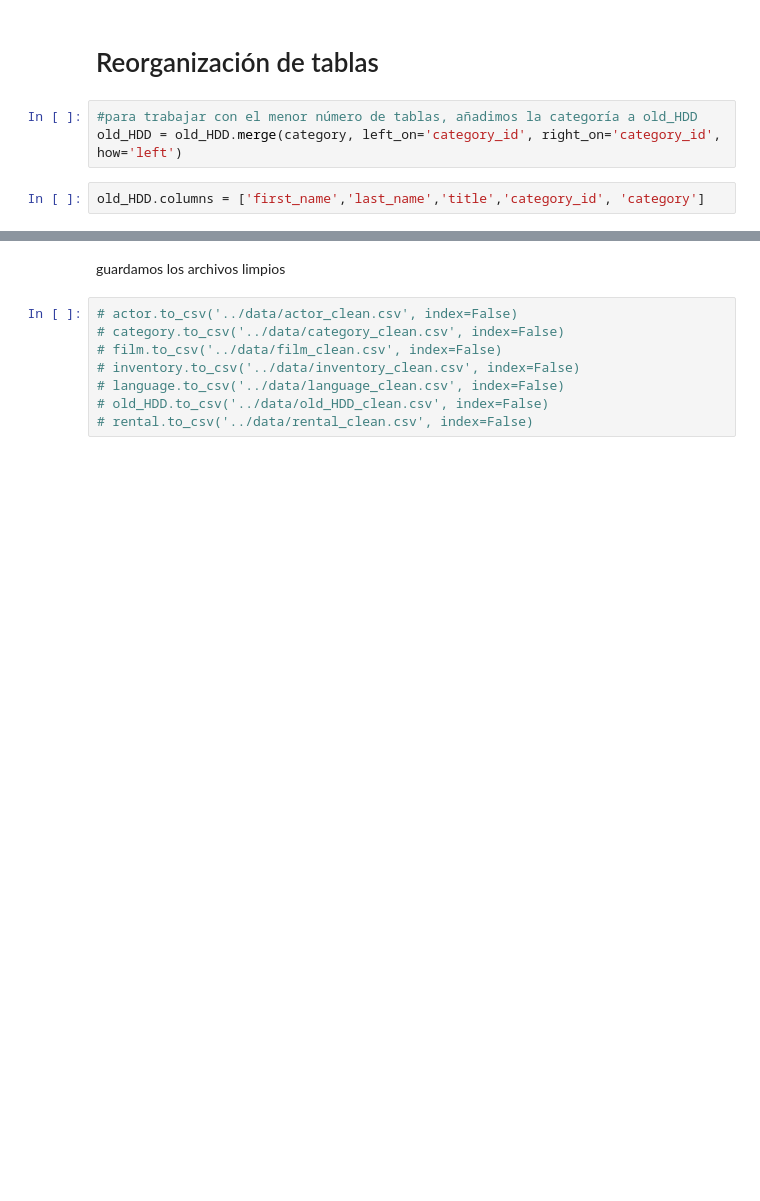
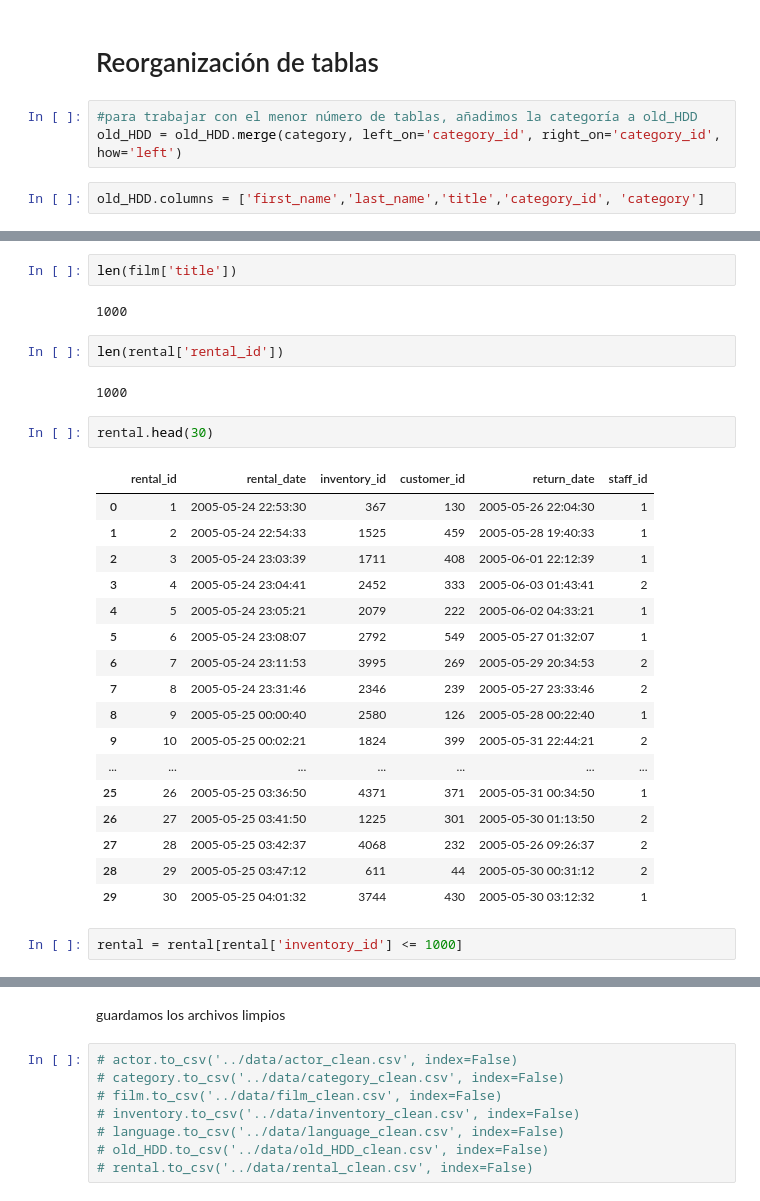
Before and after one commit to jrodrisanz/ProyectoSQL, a Jupyter notebook: src/main.ipynb, the cells around one changed output, grey strips where cells are left out. Cells and saved outputs as stored; diff of their text form; blank space fills up the shorter version.

```diff
--- a/src/main.ipynb
+++ b/src/main.ipynb
@@ -228,0 +258,30 @@ film.head()
+# %%
+len(film['title'])
+# %% [output]
+1000
+# %%
+len(rental['rental_id'])
+# %% [output]
+1000
+# %%
+rental.head(30)
+# %% [output]
+|  | rental_id | rental_date | inventory_id | customer_id | return_date | staff_id |
+| 0 | 1 | 2005-05-24 22:53:30 | 367 | 130 | 2005-05-26 22:04:30 | 1 |
+| 1 | 2 | 2005-05-24 22:54:33 | 1525 | 459 | 2005-05-28 19:40:33 | 1 |
+| 2 | 3 | 2005-05-24 23:03:39 | 1711 | 408 | 2005-06-01 22:12:39 | 1 |
+| 3 | 4 | 2005-05-24 23:04:41 | 2452 | 333 | 2005-06-03 01:43:41 | 2 |
+| 4 | 5 | 2005-05-24 23:05:21 | 2079 | 222 | 2005-06-02 04:33:21 | 1 |
+| 5 | 6 | 2005-05-24 23:08:07 | 2792 | 549 | 2005-05-27 01:32:07 | 1 |
+| 6 | 7 | 2005-05-24 23:11:53 | 3995 | 269 | 2005-05-29 20:34:53 | 2 |
+| 7 | 8 | 2005-05-24 23:31:46 | 2346 | 239 | 2005-05-27 23:33:46 | 2 |
+| 8 | 9 | 2005-05-25 00:00:40 | 2580 | 126 | 2005-05-28 00:22:40 | 1 |
+| 9 | 10 | 2005-05-25 00:02:21 | 1824 | 399 | 2005-05-31 22:44:21 | 2 |
+| ... | ... | ... | ... | ... | ... | ... |
+| 25 | 26 | 2005-05-25 03:36:50 | 4371 | 371 | 2005-05-31 00:34:50 | 1 |
+| 26 | 27 | 2005-05-25 03:41:50 | 1225 | 301 | 2005-05-30 01:13:50 | 2 |
+| 27 | 28 | 2005-05-25 03:42:37 | 4068 | 232 | 2005-05-26 09:26:37 | 2 |
+| 28 | 29 | 2005-05-25 03:47:12 | 611 | 44 | 2005-05-30 00:31:12 | 2 |
+| 29 | 30 | 2005-05-25 04:01:32 | 3744 | 430 | 2005-05-30 03:12:32 | 1 |
+# %%
+rental = rental[rental['inventory_id'] <= 1000]
```
Also changed, not shown: parts of 31 cells of this notebook, 5 other files.
